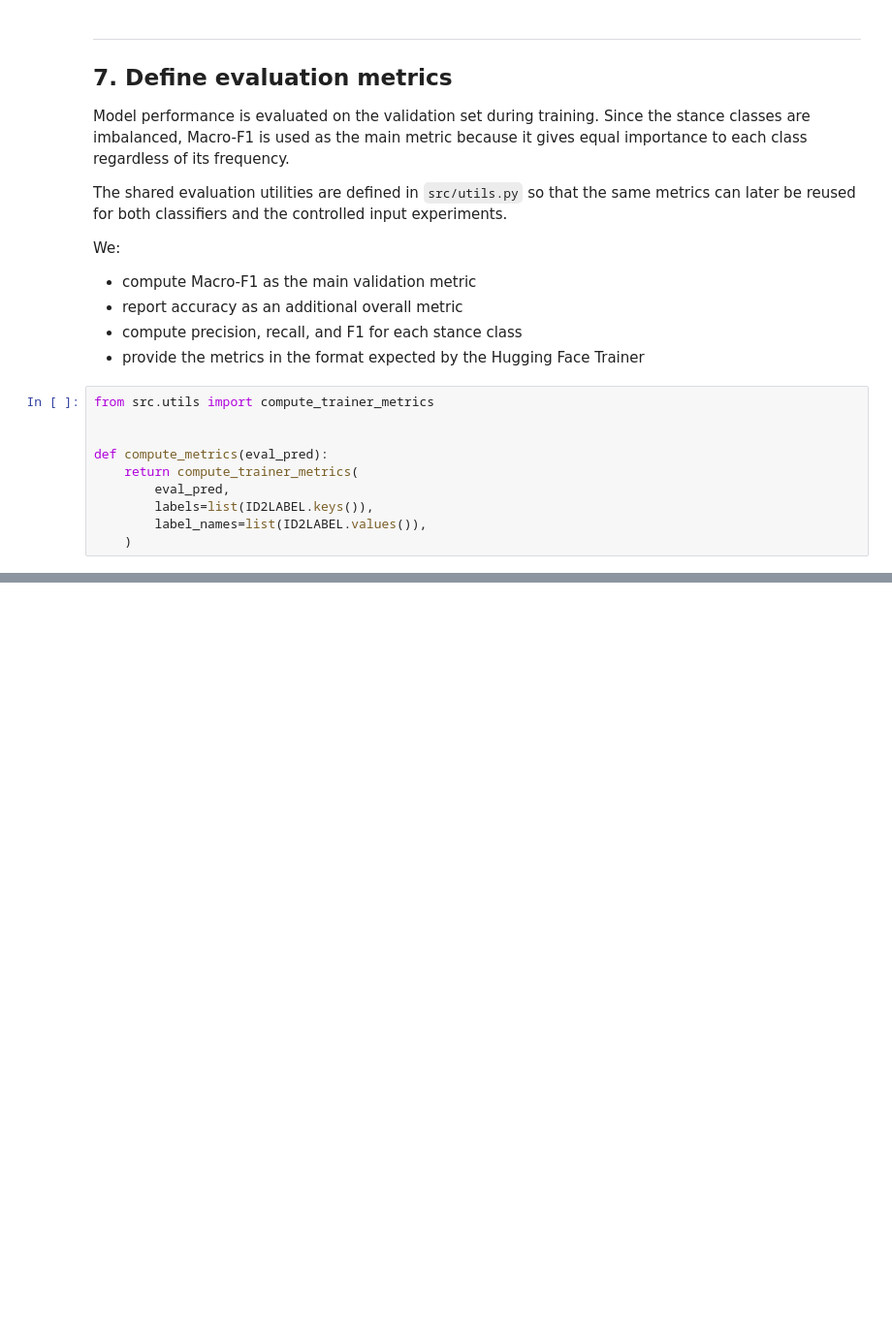
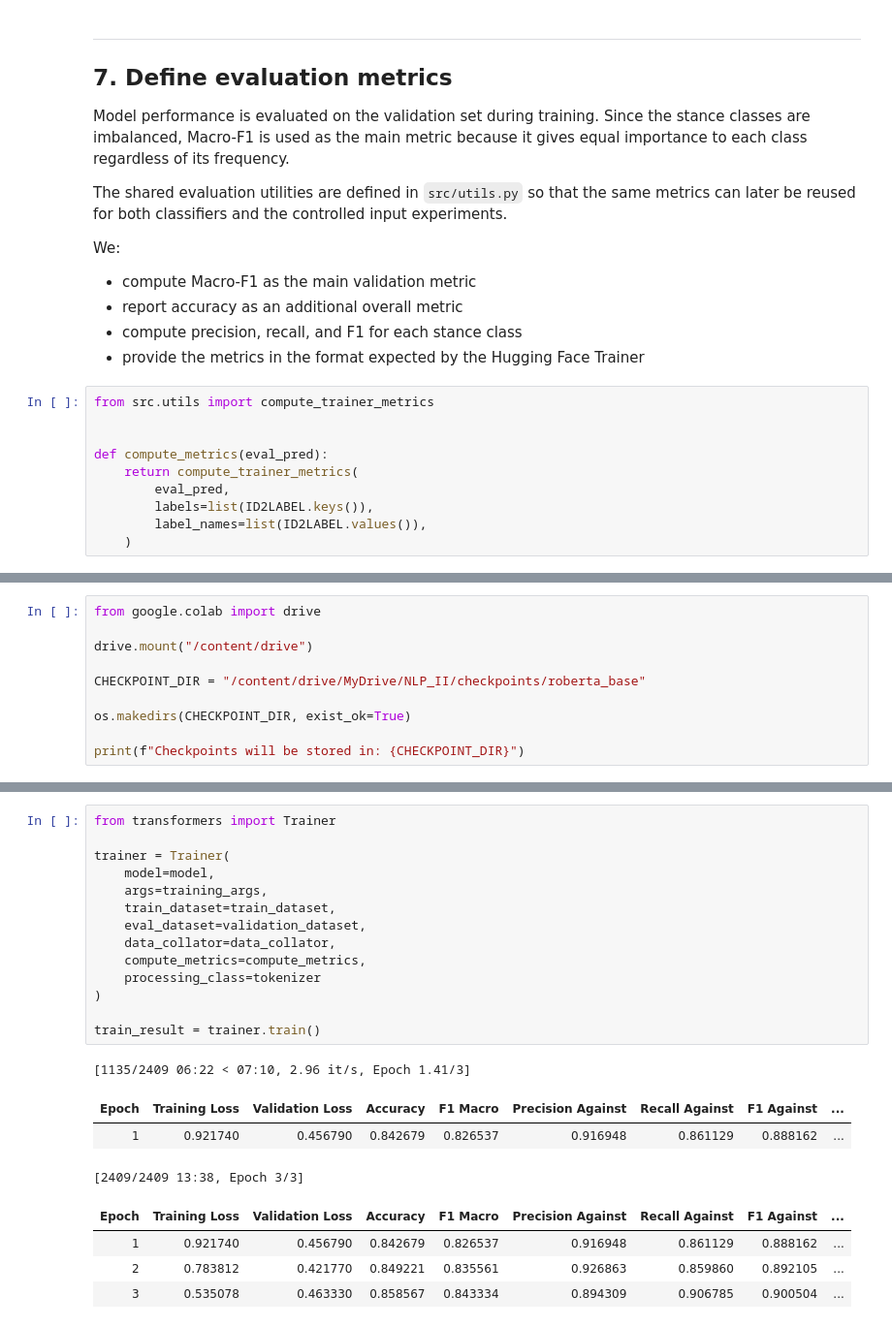
Before and after one commit to jakobtitz/political-stance-detection-analysis, a Jupyter notebook: notebooks/03_training_roberta.ipynb, the cells around one changed output, grey strips where cells are left out. Shown at 97% size. Drawn from its saved outputs; the diff is of its cells as text; blank space fills up the shorter version.

Commit message:
Defined training args and started training

```diff
--- a/notebooks/03_training_roberta.ipynb
+++ b/notebooks/03_training_roberta.ipynb
@@ -485,0 +502,10 @@ def compute_metrics(eval_pred):
+# %%
+from google.colab import drive
+
+drive.mount("/content/drive")
+
+CHECKPOINT_DIR = "/content/drive/MyDrive/NLP_II/checkpoints/roberta_base"
+
+os.makedirs(CHECKPOINT_DIR, exist_ok=True)
+
+print(f"Checkpoints will be stored in: {CHECKPOINT_DIR}")
@@ -485,0 +551,23 @@ def compute_metrics(eval_pred):
+# %%
+from transformers import Trainer
+
+trainer = Trainer(
+    model=model,
+    args=training_args,
+    train_dataset=train_dataset,
+    eval_dataset=validation_dataset,
+    data_collator=data_collator,
+    compute_metrics=compute_metrics,
+    processing_class=tokenizer
+)
+
+train_result = trainer.train()
+# %% [output]
+[1135/2409 06:22 < 07:10, 2.96 it/s, Epoch 1.41/3]
+| Epoch | Training Loss | Validation Loss | Accuracy | F1 Macro | Precision Against | Recall Against | F1 Against | ... |
+| 1 | 0.921740 | 0.456790 | 0.842679 | 0.826537 | 0.916948 | 0.861129 | 0.888162 | ... |
+[2409/2409 13:38, Epoch 3/3]
+| Epoch | Training Loss | Validation Loss | Accuracy | F1 Macro | Precision Against | Recall Against | F1 Against | ... |
+| 1 | 0.921740 | 0.456790 | 0.842679 | 0.826537 | 0.916948 | 0.861129 | 0.888162 | ... |
+| 2 | 0.783812 | 0.421770 | 0.849221 | 0.835561 | 0.926863 | 0.859860 | 0.892105 | ... |
+| 3 | 0.535078 | 0.463330 | 0.858567 | 0.843334 | 0.894309 | 0.906785 | 0.900504 | ... |
```
Also changed, not shown: parts of 5 cells of this notebook.
